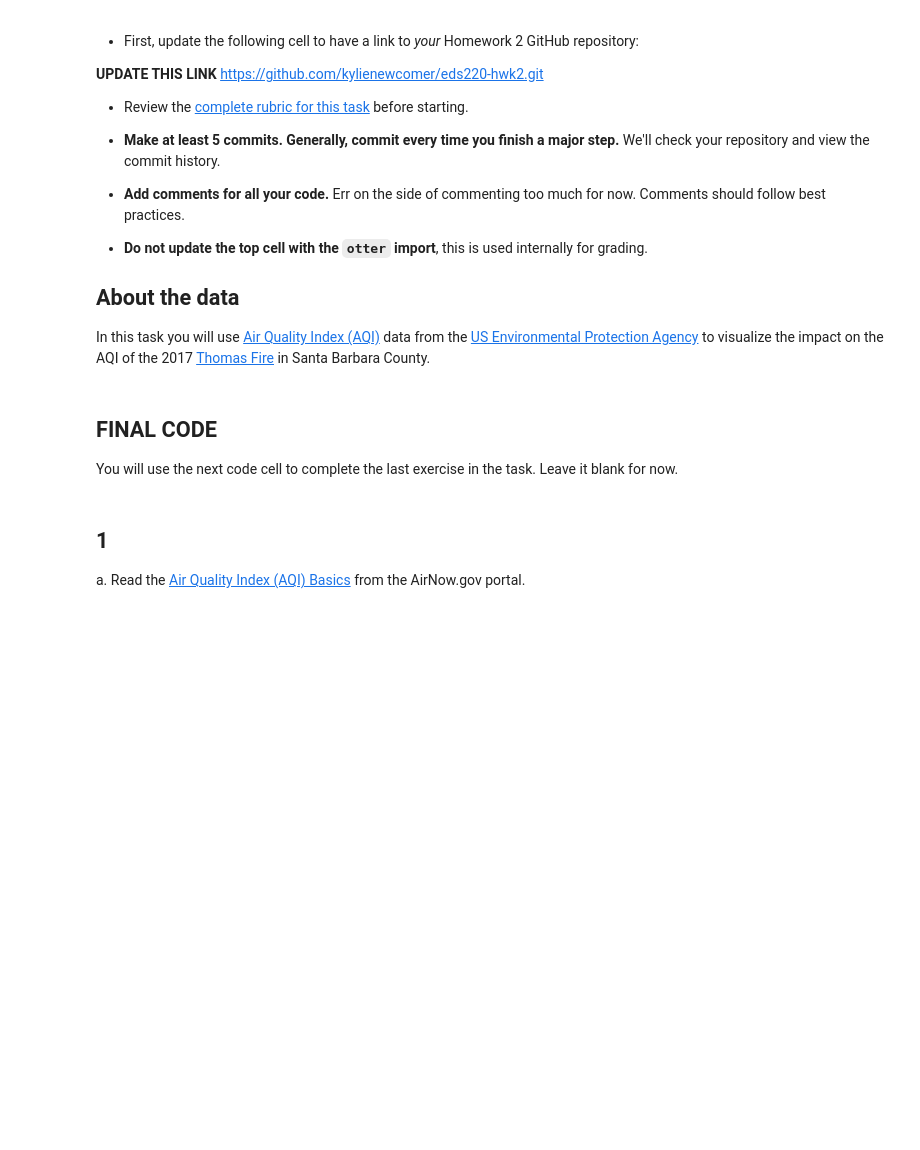
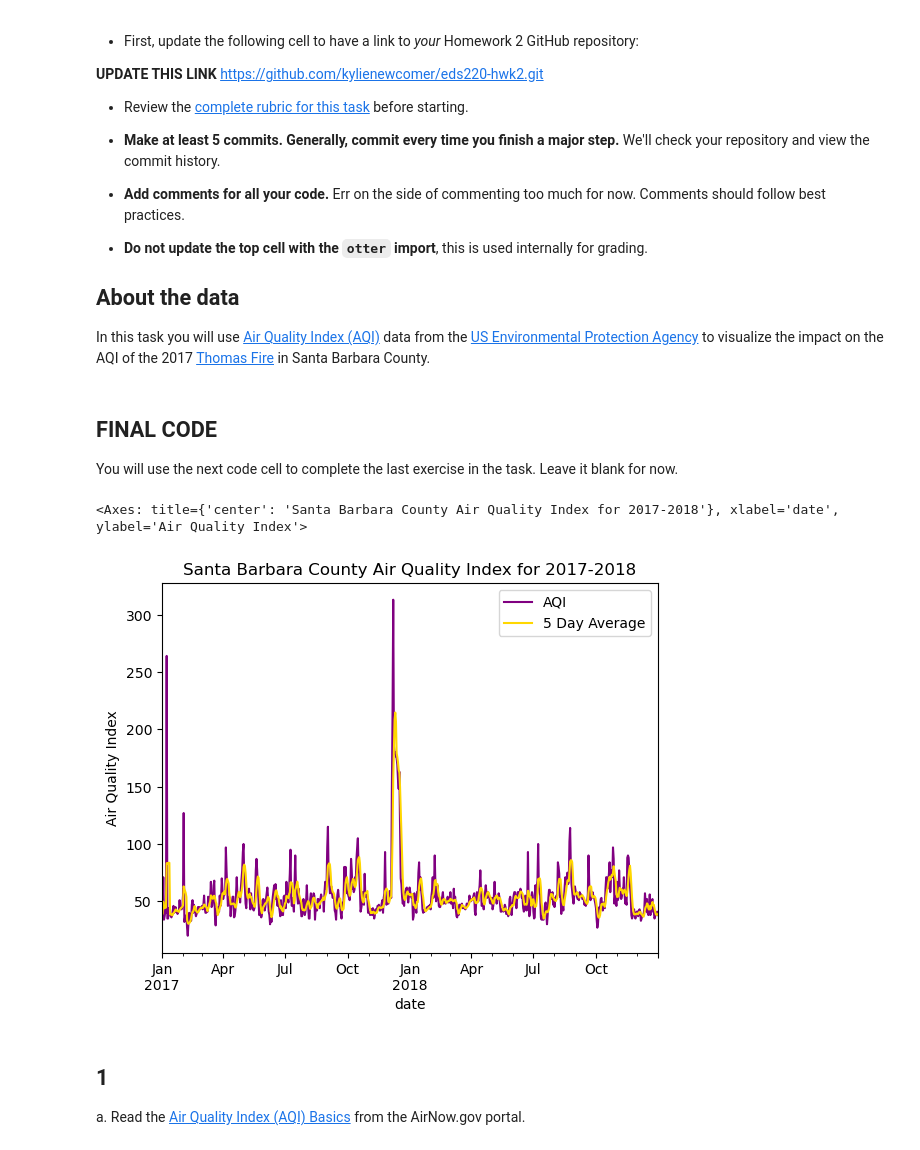
Before and after one commit to kylienewcomer/eds220-hwk2, a Jupyter notebook: task3/hwk2-task3-aqi.ipynb, the cells around one changed output. Saved outputs shown, nothing was run; the diff lists cells and outputs as text; code cells hidden in the pictures; blank space fills up the shorter version.

```diff
--- a/task3/hwk2-task3-aqi.ipynb
+++ b/task3/hwk2-task3-aqi.ipynb
@@ -31,6 +31,51 @@ In this task you will use [Air Quality Index (AQI)](https://www.airnow.gov/aqi/a
 ## FINAL CODE
 
 You will use the next code cell to complete the last exercise in the task. Leave it blank for now.
+# %%
+# Import necessary packages
+import pandas as pd
+
+# Read in data
+URL = 'https://aqs.epa.gov/aqsweb/airdata/daily_aqi_by_county_2017.zip'
+URL2 = 'https://aqs.epa.gov/aqsweb/airdata/daily_aqi_by_county_2018.zip'
+
+aqi_17 = pd.read_csv(URL, compression = 'zip')
+aqi_18 = pd.read_csv(URL2, compression = 'zip')
+
+# Combine 2017 and 2018 data
+aqi = pd.concat([aqi_17, aqi_18])
+
+# Clean up column names
+aqi.columns = (aqi.columns
+                  .str.lower()
+                  .str.replace(' ','_')
+                )
+# Subset to SB county
+aqi_sb = aqi[aqi['county_name'] == 'Santa Barbara']
+
+# Drop unnecessary columns
+aqi_sb = aqi_sb.drop(['state_name', 'county_name', 'state_code', 'county_code'], axis = 1)
+
+# Make date columne a datetime object
+aqi_sb.date = pd.to_datetime(aqi_sb.date)
+
+# Set date as index
+aqi_sb = aqi_sb.set_index('date')
+
+# Create 5-day rolling average column
+aqi_sb['five_day_average'] = aqi_sb['aqi'].rolling('5D').mean()
+
+# Plot figure
+aqi_sb.plot(kind = "line",
+            y = ['aqi', 'five_day_average'],
+            label = ['AQI', '5 Day Average'],
+            color = ['purple', 'gold'],
+            ylabel = 'Air Quality Index',
+            xlabel = " ",
+            title = 'Santa Barbara County Air Quality Index for 2017-2018')
+# %% [output]
+<Axes: title={'center': 'Santa Barbara County Air Quality Index for 2017-2018'}, xlabel='date', ylabel='Air Quality Index'>
+[figure, added]
 # %% [markdown]
 ## 1
 
```
Also changed, not shown: parts of 7 cells of this notebook.
